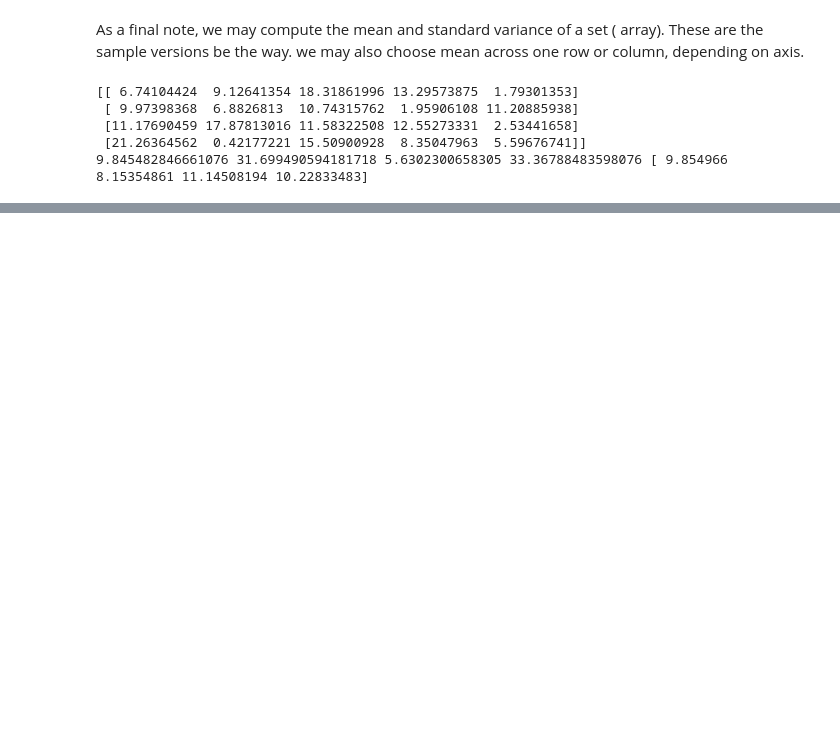
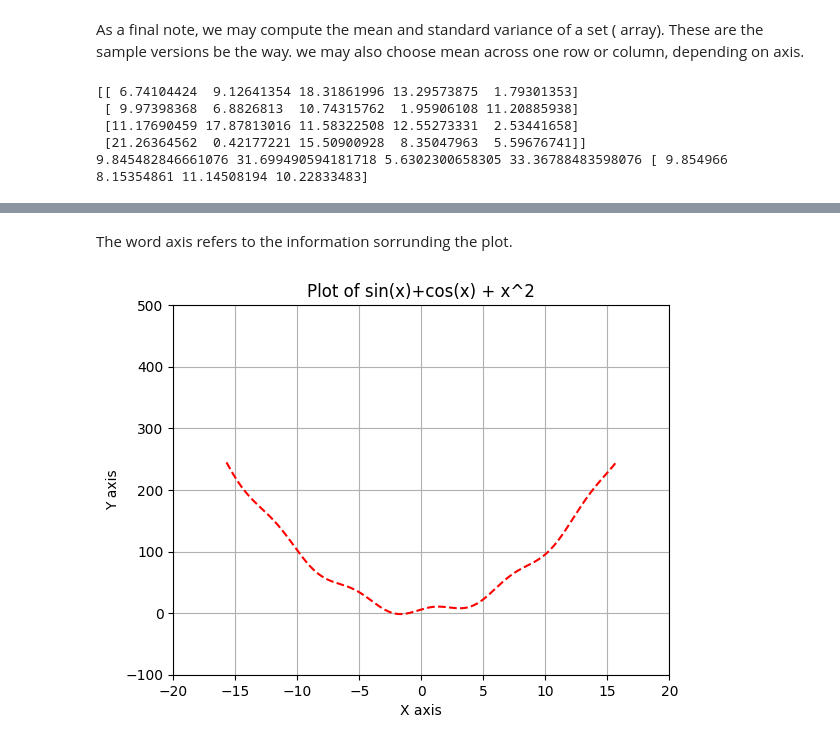
Before and after one commit to Abdi-coder1/Summer-project, a Jupyter notebook: ISPL-labs/lab_2.3.ipynb, the cells around one changed output, grey strips where cells are left out. Cells and saved outputs as stored; diff of their text form; code cells hidden in the pictures; blank space fills up the shorter version.

```diff
--- a/ISPL-labs/lab_2.3.ipynb
+++ b/ISPL-labs/lab_2.3.ipynb
@@ -357,0 +402,18 @@ print(avg,var,std,np.var(A,ddof=1),avg_col)
+# %% [markdown]
+The word axis refers to the information sorrunding the plot.
+# %%
+from turtle import color
+# Generate data
+X = np.linspace(-math.pi*5,math.pi*5,1000)
+Y = np.sin(X)*6 + np.cos(X)*4 + 2 + X**2
+#plot
+plt.plot(X,Y,'-',color = 'Red', linestyle = '--')
+
+# Axis adjustment and ifnormation
+plt.title('Plot of sin(x)+cos(x) + x^2')
+plt.xlabel('X axis')
+plt.ylabel('Y axis')
+plt.axis([-20,20,-100,500])
+plt.grid()
+# %% [output]
+[figure, added]
```
Also changed, not shown: parts of 21 cells of this notebook, 2 other files.
